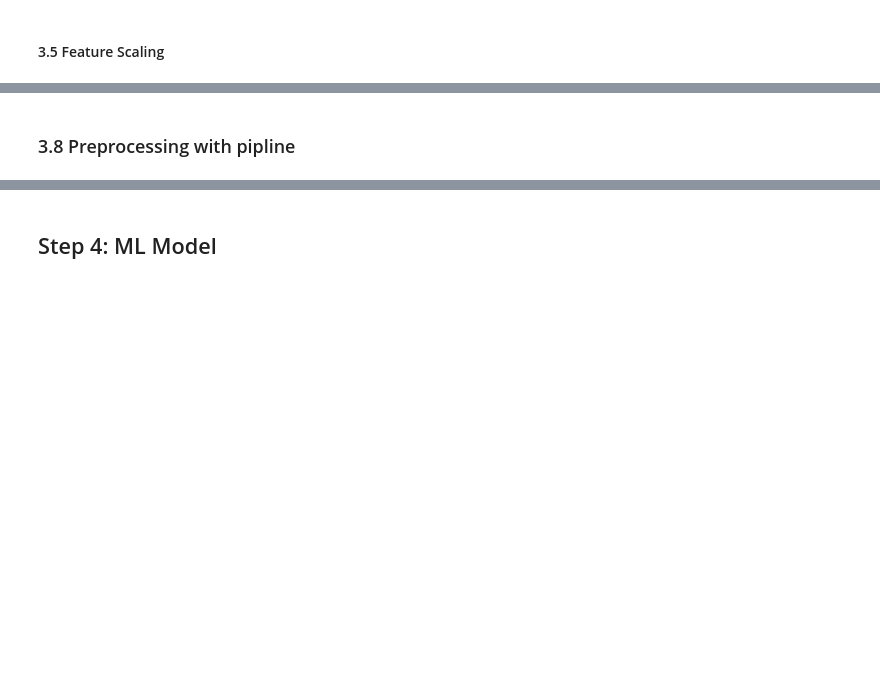
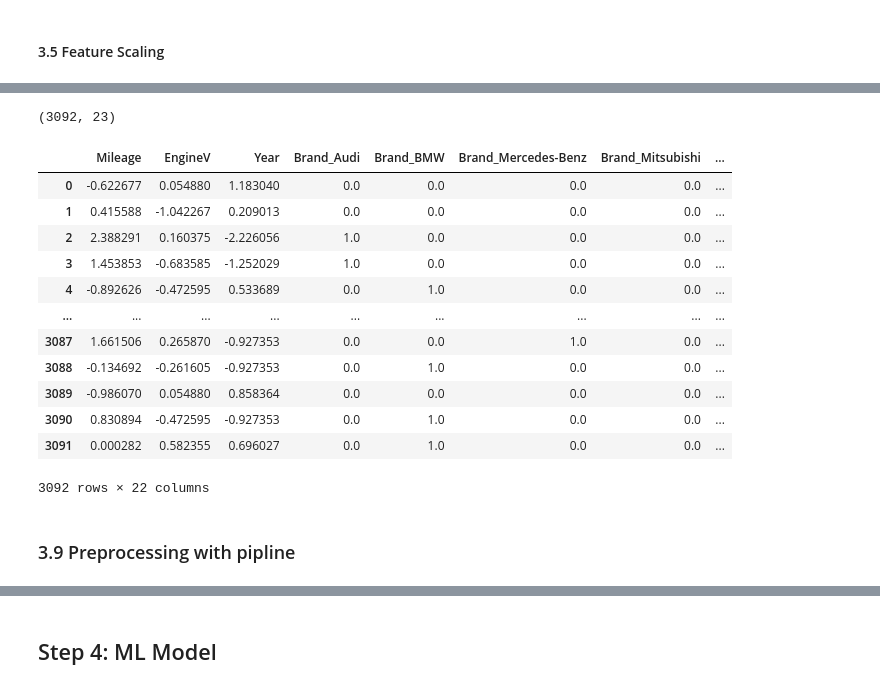
Before and after one commit to Naderiii/Predicting-the-used-car-price, a Jupyter notebook: Predicting the used car price.ipynb, the cells around one changed output, grey strips where cells are left out. Drawn from its saved outputs; the diff is of its cells as text; code cells hidden in the pictures; blank space fills up the shorter version.

Commit message:
update preprocessing code

```diff
--- a/Predicting the used car price.ipynb
+++ b/Predicting the used car price.ipynb
@@ -310,2 +263,5 @@ data_cleaned_outlier.describe(include='all')
 # %% [markdown]
 #### 3.5 Feature Scaling
+# %%
+numerical_data = data_cleaned_outlier[['Price','Mileage','EngineV','Year']]
+numerical_data
@@ -312,11 +282,11 @@ data_cleaned_outlier.describe(include='all')
 # %%
-############################################################ feature scaling ###########################
+############################################################ feature scaling ###################################################################
 # 1.Standardization : calculate variance and good for outlier
 # 2.Normalization [0, 1] : It dosen't good for outlier and good for neural network
-########################################################################################################
+################################################################################################################################################
 
-#from sklearn.preprocessing import StandardScaler
+from sklearn.preprocessing import StandardScaler
 
-#feature_scale = StandardScaler()
-#data_num_scaled_tr = pd.DataFrame(feature_scale.fit_transform(data_custom_tr.values), columns= data_custom_tr.columns)
-#data_num_scaled_tr.head()
+feature_scale = StandardScaler()
+data_num_scaled = pd.DataFrame(feature_scale.fit_transform(numerical_data.values), columns= numerical_data.columns)
+data_num_scaled.head()
@@ -341,15 +302,11 @@ data_cleaned_outlier.describe(include='all')
 # %%
-############################################# OneHotEncoder ###########################################
-#from sklearn.preprocessing import OneHotEncoder
+from sklearn.preprocessing import OneHotEncoder
 
 # Step 1: Create the encoder and fit_transform the data
-#encoder_1hot = OneHotEncoder(sparse_output=False)
-#data_cat_1hot_tmp = encoder_1hot.fit_transform(df[["ocean_proximity"]])
+encoder_1hot = OneHotEncoder(sparse_output=False)
+data_cat_1hot_tmp = encoder_1hot.fit_transform(data_cleaned_outlier[['Brand',"Body","Engine Type","Registration"]])
 
 # Step 2: Create a DataFrame with the encoded data and set appropriate column names
-#data_cat_1hot = pd.DataFrame(data_cat_1hot_tmp)
-#data_cat_1hot.columns = encoder_1hot.get_feature_names_out()
-#data_cat_1hot.head()
-
-#final = pd.concat([data_num_scaled_tr, data_cat_1hot], axis=1)
-#final.head()
+data_cat_1hot = pd.DataFrame(data_cat_1hot_tmp)
+data_cat_1hot.columns = encoder_1hot.get_feature_names_out()
+data_cat_1hot.head()
@@ -355,0 +324,7 @@ data_cleaned_outlier.describe(include='all')
+# %%
+# numerical attributes: 'Price','Mileage','EngineV','Year'
+# categorical attributes: 'Brand',"Body","Engine Type","Registration" ===> 19 columns in OneHotEncoder
+# remove 'Model' atributte, because it have lots of unique values.
+
+final = pd.concat([data_num_scaled, data_cat_1hot], axis=1)
+final.head()
@@ -355,0 +339,4 @@ data_cleaned_outlier.describe(include='all')
+# %%
+final.shape
+# %% [output]
+(3092, 23)
@@ -356,5 +345,23 @@ data_cleaned_outlier.describe(include='all')
+# %%
+final_label = final['Price'].copy()                 # model should predict this label
+final_noLabel = final.drop('Price', axis = 1)       # we should remove label from train data, because model should predict it.
+final_noLabel
+# %% [output]
+|  | Mileage | EngineV | Year | Brand_Audi | Brand_BMW | Brand_Mercedes-Benz | Brand_Mitsubishi | ... |
+| 0 | -0.622677 | 0.054880 | 1.183040 | 0.0 | 0.0 | 0.0 | 0.0 | ... |
+| 1 | 0.415588 | -1.042267 | 0.209013 | 0.0 | 0.0 | 0.0 | 0.0 | ... |
+| 2 | 2.388291 | 0.160375 | -2.226056 | 1.0 | 0.0 | 0.0 | 0.0 | ... |
+| 3 | 1.453853 | -0.683585 | -1.252029 | 1.0 | 0.0 | 0.0 | 0.0 | ... |
+| 4 | -0.892626 | -0.472595 | 0.533689 | 0.0 | 1.0 | 0.0 | 0.0 | ... |
+| ... | ... | ... | ... | ... | ... | ... | ... | ... |
+| 3087 | 1.661506 | 0.265870 | -0.927353 | 0.0 | 0.0 | 1.0 | 0.0 | ... |
+| 3088 | -0.134692 | -0.261605 | -0.927353 | 0.0 | 1.0 | 0.0 | 0.0 | ... |
+| 3089 | -0.986070 | 0.054880 | 0.858364 | 0.0 | 0.0 | 0.0 | 0.0 | ... |
+| 3090 | 0.830894 | -0.472595 | -0.927353 | 0.0 | 1.0 | 0.0 | 0.0 | ... |
+| 3091 | 0.000282 | 0.582355 | 0.696027 | 0.0 | 1.0 | 0.0 | 0.0 | ... |
+3092 rows × 22 columns
 # %% [markdown]
-### 3.8 Preprocessing with pipline
+### 3.9 Preprocessing with pipline
 # %%
 # This cell get similar output of above, but it's pipline from.
 
```
Also changed, not shown: parts of 25 cells of this notebook.
